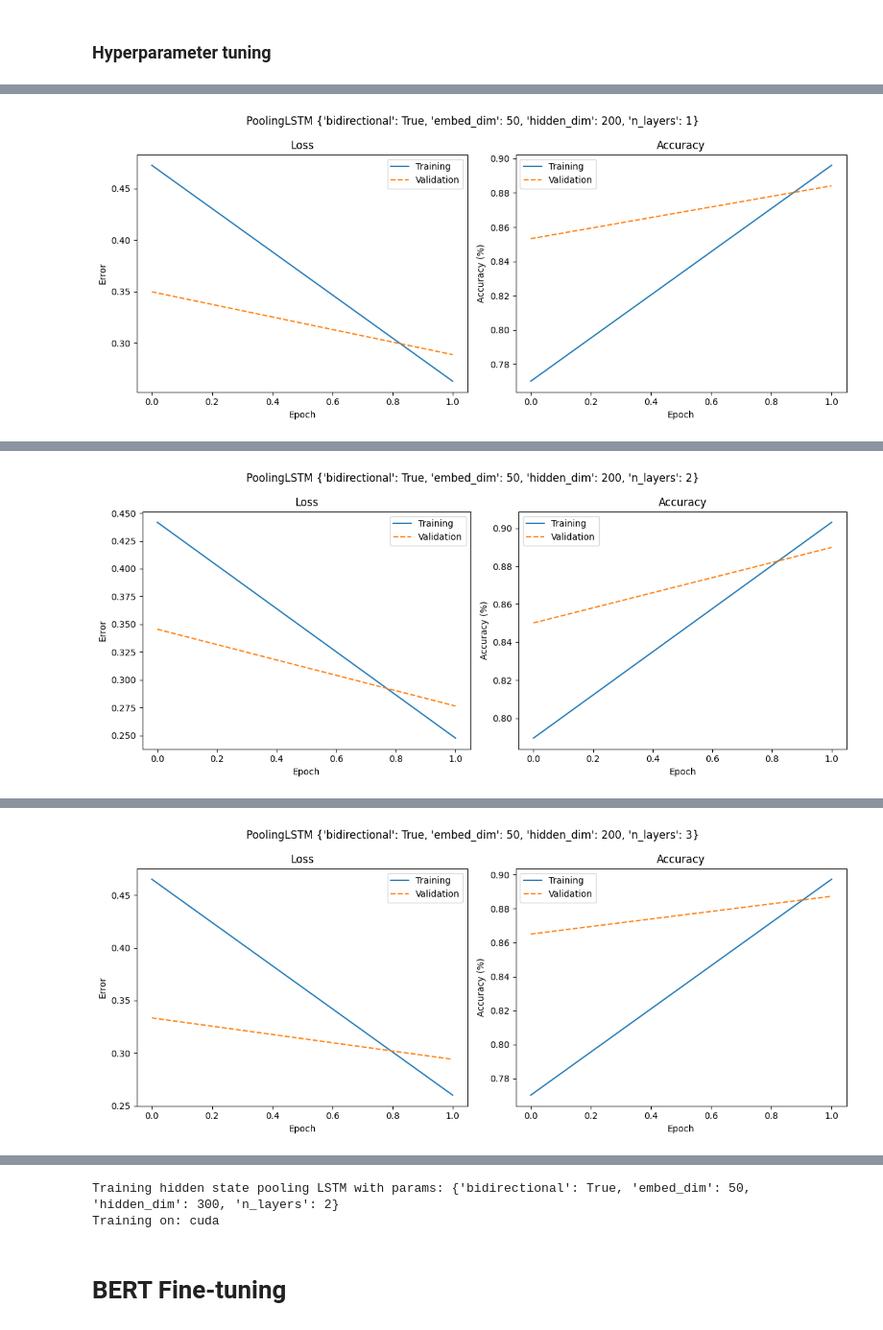
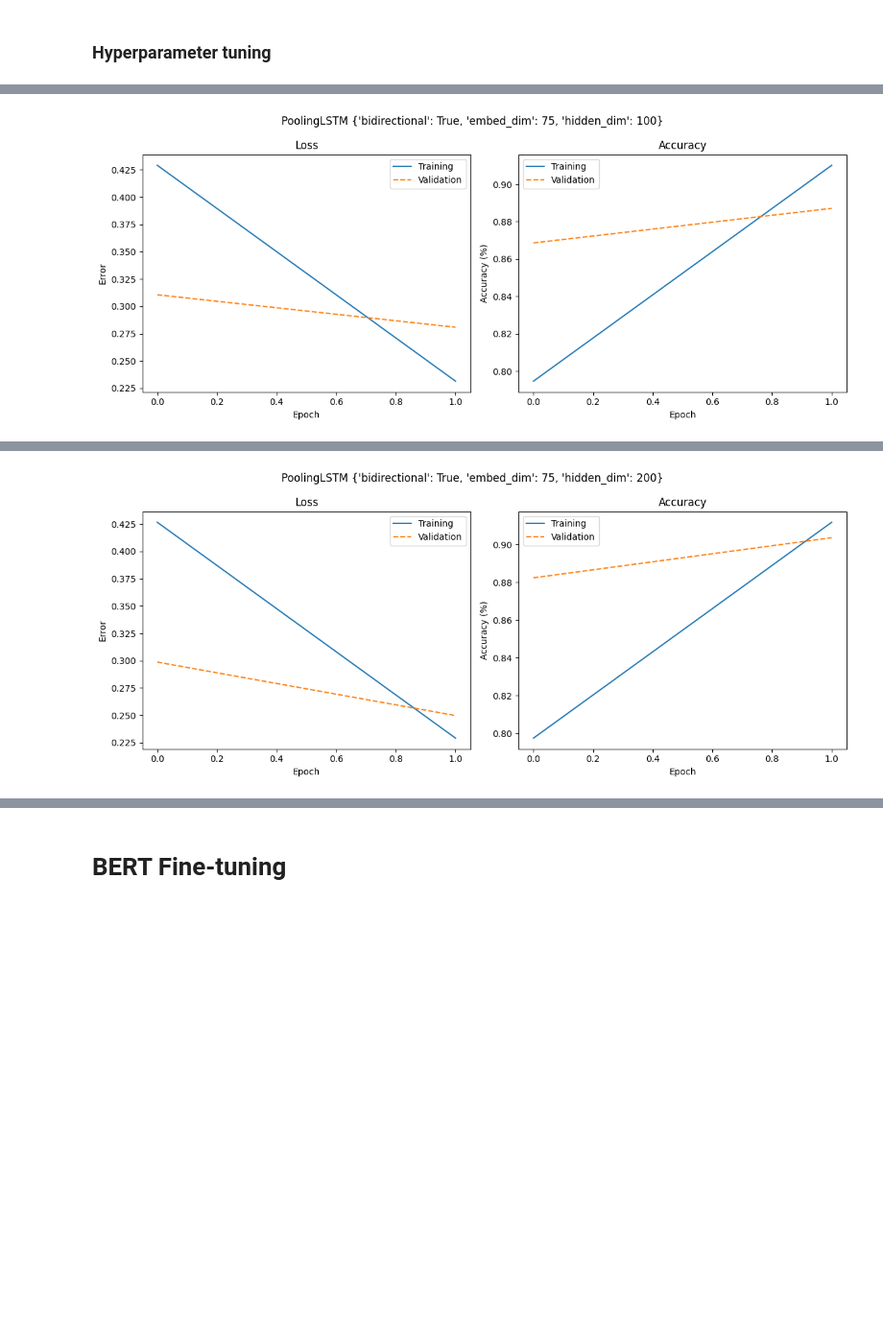
Before and after one commit to QnK1/ml-experiments, a Jupyter notebook: sequential/sequential.ipynb, the cells around one changed output, grey strips where cells are left out. Shown at 96% size. Drawn from its saved outputs; the diff is of its cells as text; code cells hidden in the pictures; blank space fills up the shorter version.

```diff
--- a/sequential/sequential.ipynb
+++ b/sequential/sequential.ipynb
@@ -92,13 +93,14 @@ class Vocab:
         return len(self.stoi)
 
 
-def create_collate_fn(vocab):
+def create_collate_fn(vocab, max_len=512):
     def collate_batch(batch):
         label_list, text_list, lengths_list = [], [], []
 
         for label, text in batch:
             label_list.append(label)
             tokens = vocab(tokenize(text))
+            tokens = tokens[:max_len]
             processed_text = torch.tensor(tokens, dtype=torch.int64)
             text_list.append(processed_text)
             lengths_list.append(len(tokens))
@@ -392,10 +371,9 @@ class PoolingLSTM(nn.Module):
 ### Hyperparameter tuning
 # %%
 param_grid = {
-    "n_layers": [1, 2, 3],
     "bidirectional": [True, False],
-    "embed_dim": [50, 150],
-    "hidden_dim": [200, 300],
+    "hidden_dim": [100, 200],
+    "embed_dim": [75, 150],
 }
 
 for params in ParameterGrid(param_grid):
@@ -404,9 +382,13 @@ for params in ParameterGrid(param_grid):
     model = PoolingLSTM(
         vocab_size=len(vocab),
         dropout=0.25,
+        n_layers=2,
         pad_idx=vocab.pad_idx,
         **params,
     )
 
     train(model, f"PoolingLSTM {params}", epochs=2)
+
+    del model
+    torch.cuda.empty_cache()
 # %% [output]
@@ -417 +399 @@ Epoch: 02 | Train Loss: 0.2629 | Train Acc: 89.61% | Val Loss: 0.2888 | Val Acc:
-[figure, old version]
+[figure, new version]
@@ -422 +404 @@ Epoch: 02 | Train Loss: 0.2476 | Train Acc: 90.31% | Val Loss: 0.2765 | Val Acc:
-[figure, old version]
+[figure, new version]
@@ -427 +407,0 @@ Epoch: 02 | Train Loss: 0.2601 | Train Acc: 89.72% | Val Loss: 0.2942 | Val Acc:
-[figure, removed]
@@ -433,4 +409,2 @@ Epoch: 02 | Train Loss: 0.2544 | Train Acc: 90.03% | Val Loss: 0.2908 | Val Acc:
-Training hidden state pooling LSTM with params: {'bidirectional': True, 'embed_dim': 50, 'hidden_dim': 300, 'n_layers': 2}
-Training on: cuda
 # %% [markdown]
 # BERT Fine-tuning
```
Also changed, not shown: parts of 5 cells of this notebook.
